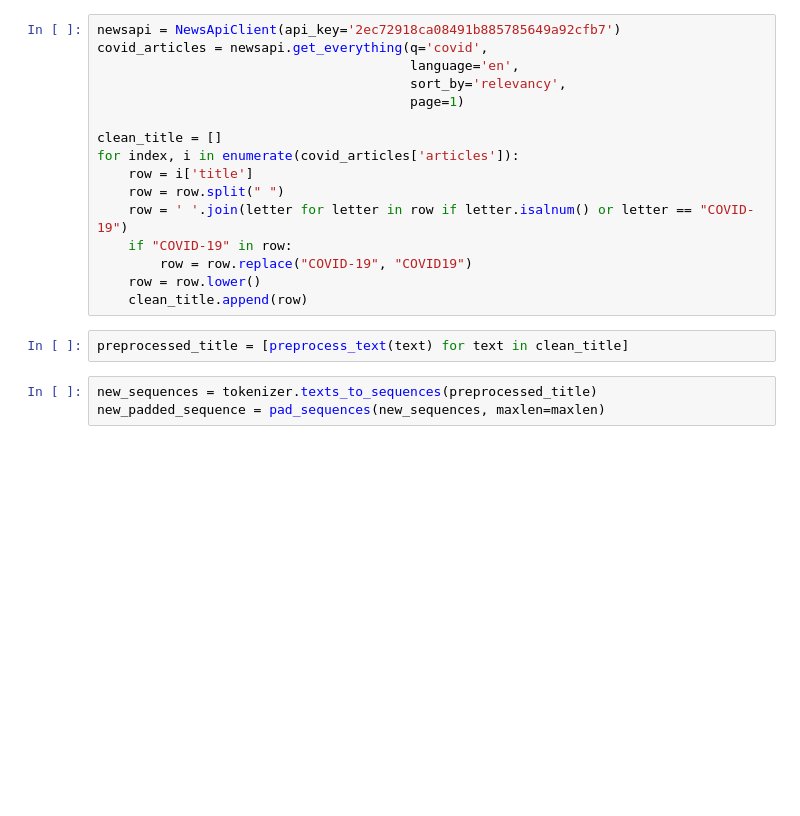
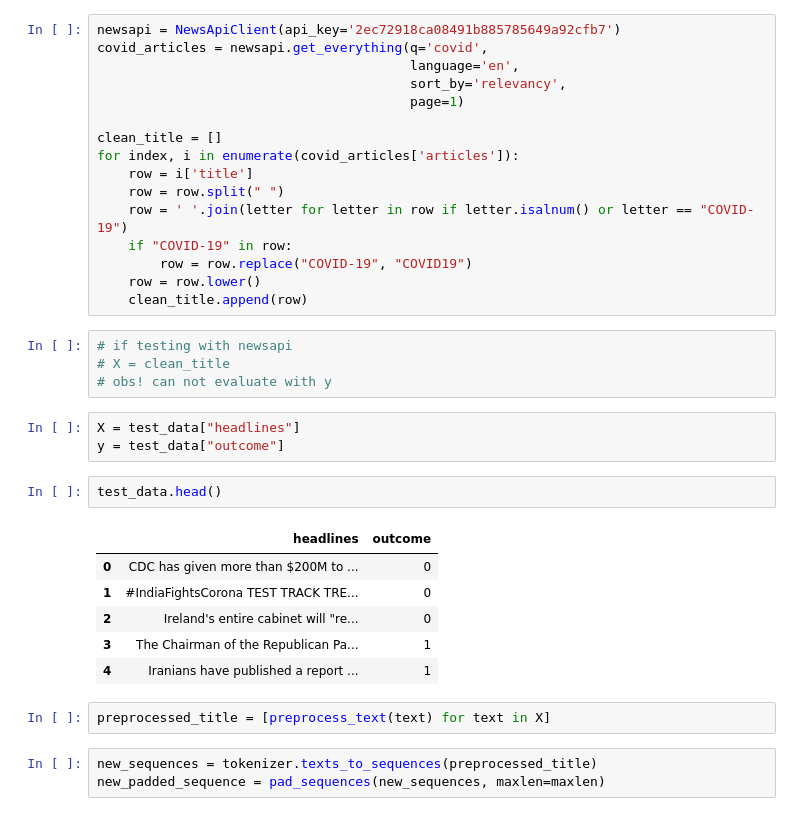
Before and after one commit to Lindb3rg/fake_-news, a Jupyter notebook: test2.ipynb, the cells around one changed output. Cells and saved outputs as stored; diff of their text form; blank space fills up the shorter version.

```diff
--- a/test2.ipynb
+++ b/test2.ipynb
@@ -148,8 +213,24 @@ for index, i in enumerate(covid_articles['articles']):
         row = row.replace("COVID-19", "COVID19")
     row = row.lower()
     clean_title.append(row)
+# %%
+# if testing with newsapi
+# X = clean_title
+# obs! can not evaluate with y
+# %%
+X = test_data["headlines"]
+y = test_data["outcome"]
+# %%
+test_data.head()
+# %% [output]
+|  | headlines | outcome |
+| 0 | CDC has given more than $200M to ... | 0 |
+| 1 | #IndiaFightsCorona TEST TRACK TRE... | 0 |
+| 2 | Ireland's entire cabinet will "re... | 0 |
+| 3 | The Chairman of the Republican Pa... | 1 |
+| 4 | Iranians have published a report ... | 1 |
 # %%
-preprocessed_title = [preprocess_text(text) for text in clean_title]
+preprocessed_title = [preprocess_text(text) for text in X]
 # %%
 new_sequences = tokenizer.texts_to_sequences(preprocessed_title)
 new_padded_sequence = pad_sequences(new_sequences, maxlen=maxlen)
```
Also changed, not shown: parts of 13 cells of this notebook, 3 other files.
